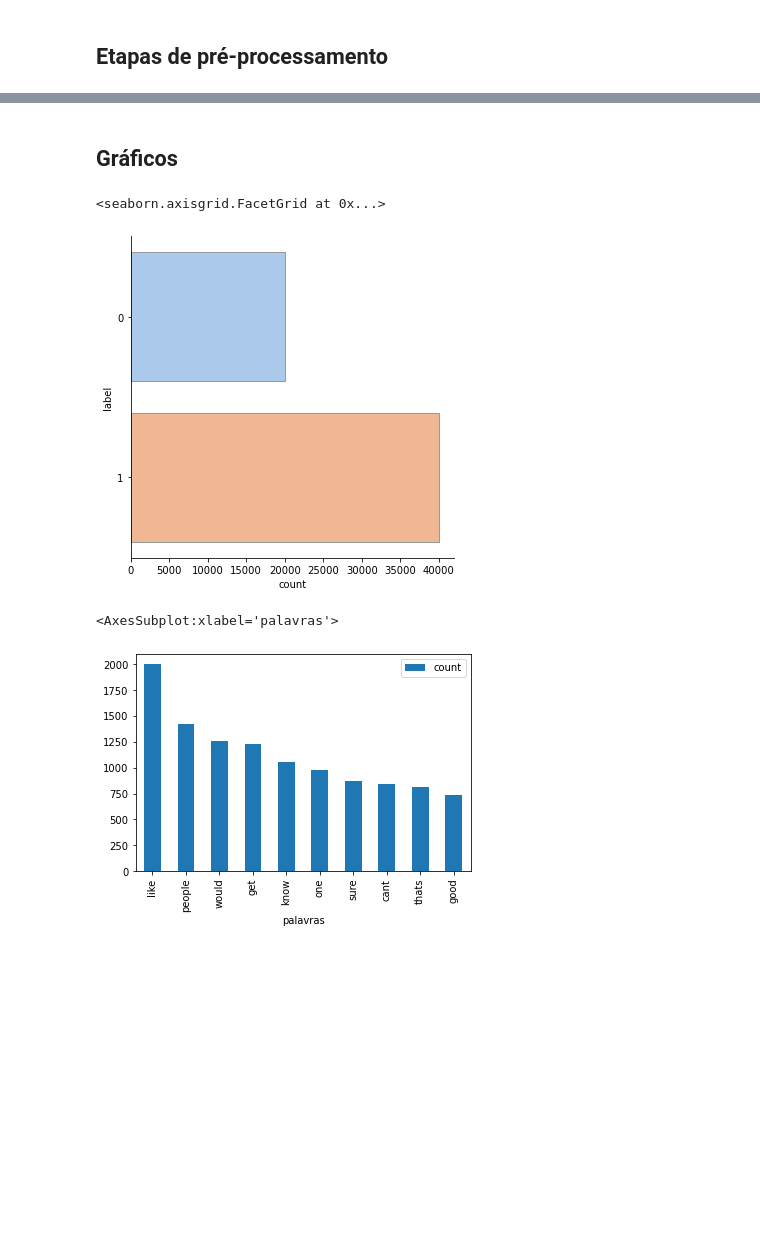
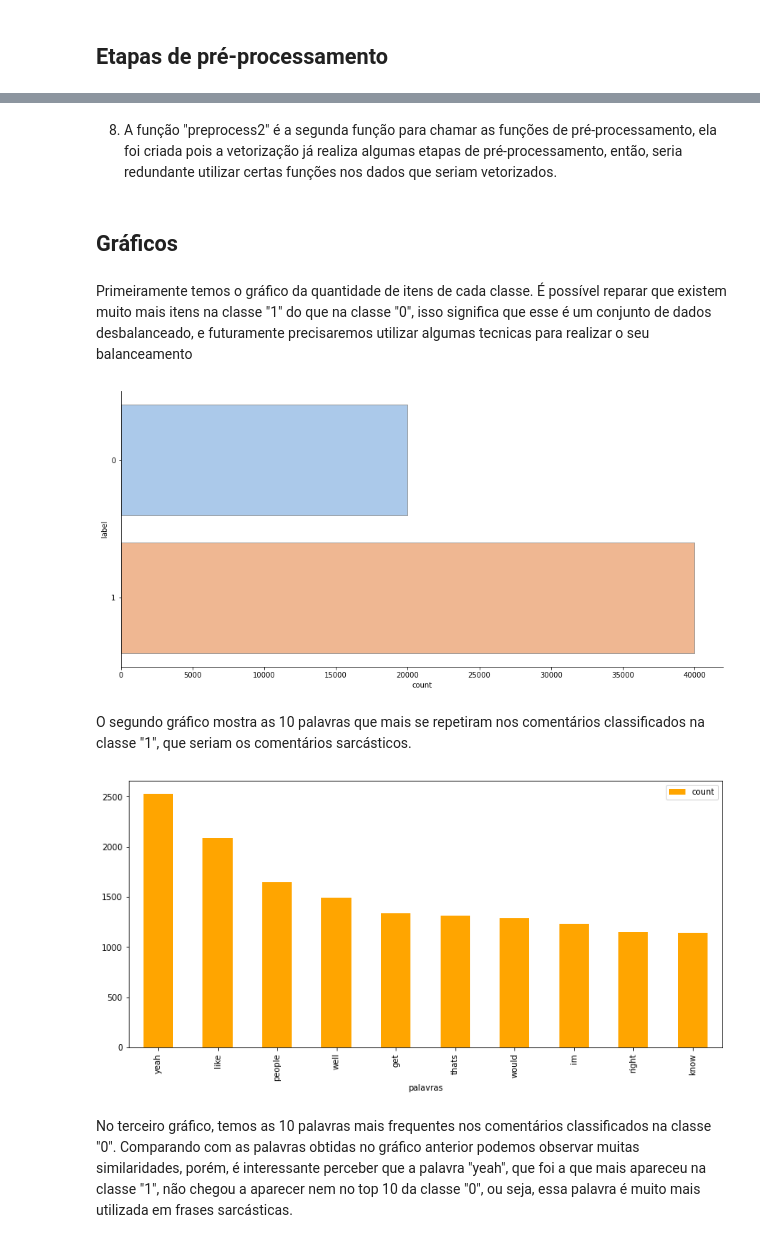
Before and after one commit to juliomaced0/Mentoria_Python_IA, a Jupyter notebook: Trabalho_Final/Trabalho Final.ipynb, the cells around one changed output, grey strips where cells are left out. Cells and saved outputs as stored; diff of their text form; code cells hidden in the pictures; blank space fills up the shorter version.

```diff
--- a/Trabalho_Final/Trabalho Final.ipynb
+++ b/Trabalho_Final/Trabalho Final.ipynb
@@ -81,3 +178,5 @@ def preprocess(text):
         text = remove_stop_words(text)
         text = remover_pontuacao(text)
         return text
+# %% [markdown]
+8. A função "preprocess2" é a segunda função para chamar as funções de pré-processamento, ela foi criada pois a vetorização já realiza algumas etapas de pré-processamento, então, seria redundante utilizar certas funções nos dados que seriam vetorizados.
@@ -84,18 +189,22 @@ def preprocess(text):
 # %% [markdown]
 ## Gráficos
+# %% [markdown]
+Primeiramente temos o gráfico da quantidade de itens de cada classe. É possível reparar que existem muito mais itens na classe "1" do que na classe "0", isso significa que esse é um conjunto de dados desbalanceado, e futuramente precisaremos utilizar algumas tecnicas para realizar o seu balanceamento
 # %%
 # Gráfico do balanceamento entre as classes
 sns.catplot(y="label", kind="count",
             palette="pastel", edgecolor=".6",
             data=df)
+plt.gcf().set_size_inches(13, 6)
 # %% [output]
-<seaborn.axisgrid.FacetGrid at 0x...>
-[figure, old version]
+[figure, new version]
+# %% [markdown]
+O segundo gráfico mostra as 10 palavras que mais se repetiram nos comentários classificados na classe "1", que seriam os comentários sarcásticos.
 # %%
 # Gráfico das palavras que aparecem com mais frequência na classe 1
 q = df[um]
 q = q.comment.explode().to_frame().reset_index(drop=True)
-P=''.join([str(w) for w in q['comment']])
+P=' '.join([str(w) for w in q['comment']])
 P = preprocess(P)
 palavras = P.split()
 dfp = pd.DataFrame (palavras, columns = ['palavras'])
@@ -104,10 +213,12 @@ dfc = dfp.groupby('palavras').palavras.count() \
                                .sort_values(['count'], ascending=False) \
                                .head(10).reset_index(drop=True)
 
-dfc.plot.bar(x='palavras')
+dfc.plot.bar(x='palavras', color='orange')
+plt.gcf().set_size_inches(13, 6)
 # %% [output]
-<AxesSubplot:xlabel='palavras'>
-[figure, old version]
+[figure, new version]
+# %% [markdown]
+No terceiro gráfico, temos as 10 palavras mais frequentes nos comentários classificados na classe "0". Comparando com as palavras obtidas no gráfico anterior podemos observar muitas similaridades, porém, é interessante perceber que a palavra "yeah", que foi a que mais apareceu na classe "1", não chegou a aparecer nem no top 10 da classe "0", ou seja, essa palavra é muito mais utilizada em frases sarcásticas.
 # %%
 # Gráfico das palavras que aparecem com mais frequência na classe 0
 q2 = df[zero]
```
Also changed, not shown: parts of 45 cells of this notebook.
